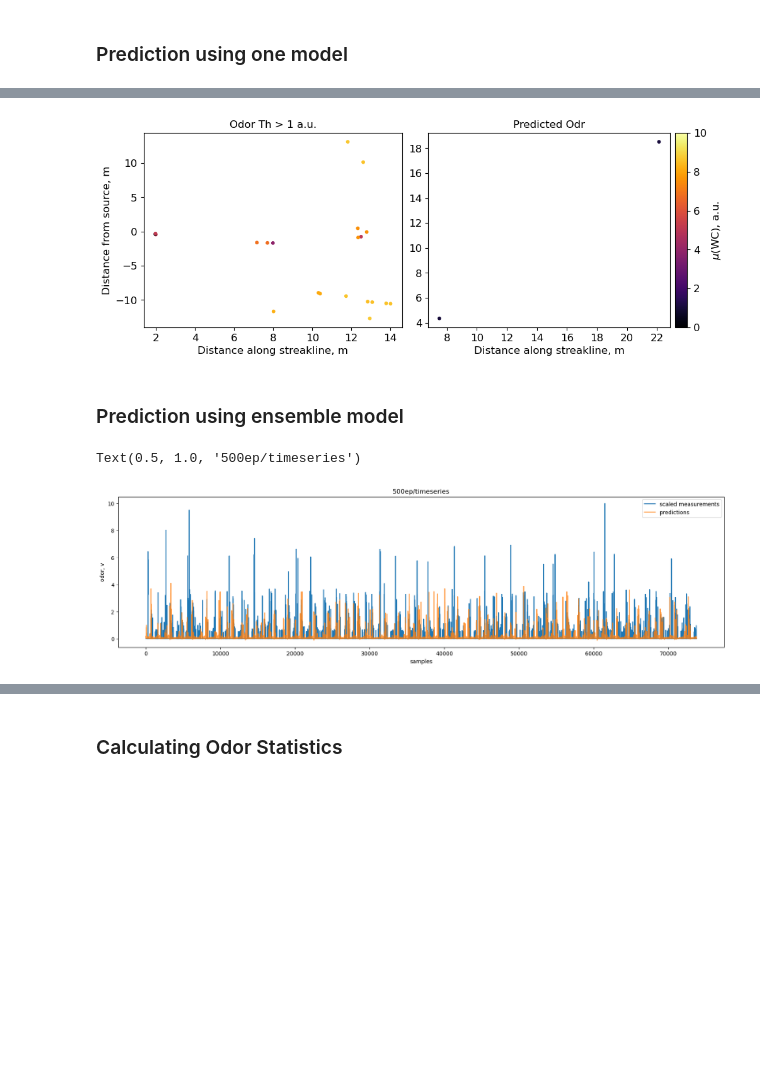
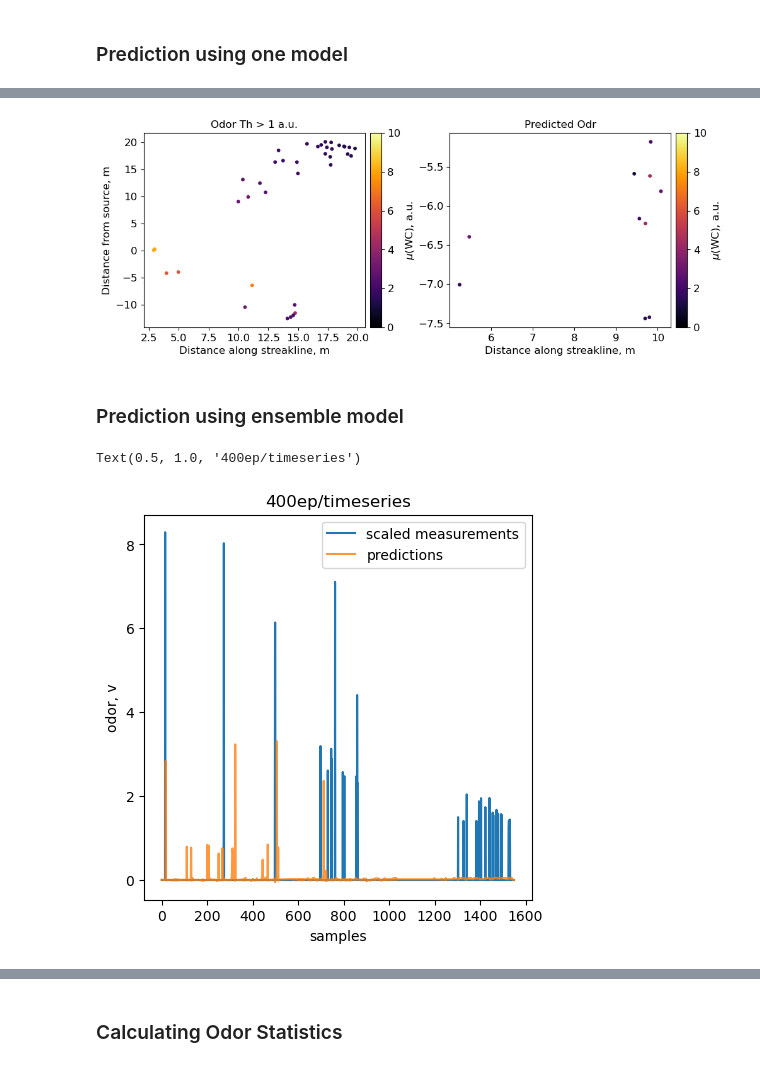
Before and after one commit to arunavanag591/COSMOS, a Jupyter notebook: train_time_series.ipynb, the cells around one changed output, grey strips where cells are left out. Saved outputs shown, nothing was run; the diff lists cells and outputs as text; code cells hidden in the pictures; blank space fills up the shorter version.

```diff
--- a/train_time_series.ipynb
+++ b/train_time_series.ipynb
@@ -220,7 +220,7 @@ features = ['distance_along_streakline','nearest_from_streakline']
 # features = ['windx','windy','x','y',]
 target = ['odor']
 seq_length = 5  # Choose a suitable sequence length
-num_epochs = 500  # Choose a suitable number of epochs
+num_epochs = 400  # Choose a suitable number of epochs
 
 # Initialize LSTM model
 input_size = 2  # Number of features
@@ -334,5 +334,5 @@ all_data.to_hdf(folder_path+'combined.h5', key='data',mode='w')
 # %%
-new_data_path = "/home/beast/An/data/train_new_axis/diag1.h5"
+new_data_path = "/home/beast/An/data/train_new_axis/diag40.h5"
 predictions = predict_on_new_data(model, new_data_path, features, target, seq_length, device)
 test=pd.read_hdf(new_data_path)
 test['predicted_odor']=np.pad(predictions.flatten(),(0, len(test)-len(predictions)),mode='constant')
@@ -361,16 +361,16 @@ df1.reset_index(drop=True, inplace=True)
 # %%
 f,(ax1,ax2)=plt.subplots(1,2,figsize=(10,4))
 v = ax1.scatter(df.distance_along_streakline, df.nearest_from_streakline, c=df.odor,
-             s=10, cmap='inferno_r', vmin=0,vmax=10)
+             s=10, cmap='inferno', vmin=0,vmax=10)
 
 ax1.set_title('Odor Th > 1 a.u.')
 ax1.set_ylabel('Distance from source, m')
 ax1.set_xlabel('Distance along streakline, m')
-# divider = make_axes_locatable(ax1)
-# cax = divider.append_axes('right', size='5%', pad=0.08)
-# cbar=f.colorbar(v, cax=cax, orientation = 'vertical')
-# cbar.solids.set(alpha=1)
-# cbar.set_label('$\mu$(WC), a.u.')
+divider = make_axes_locatable(ax1)
+cax = divider.append_axes('right', size='5%', pad=0.08)
+cbar=f.colorbar(v, cax=cax, orientation = 'vertical')
+cbar.solids.set(alpha=1)
+cbar.set_label('$\mu$(WC), a.u.')
 
 w = ax2.scatter(df1.distance_along_streakline, df1.nearest_from_streakline, c=df1.predicted_odor,
              s=10, cmap='inferno', vmin=0,vmax=10)
@@ -387,7 +387,7 @@ cbar.set_label('$\mu$(WC), a.u.')
 f.tight_layout(pad=1)
 mpl_functions.set_fontsize(f, 12)
 # %% [output]
-[figure, old version]
+[figure, new version]
 # %% [markdown]
 ### Prediction using ensemble model
 # %%
@@ -409,7 +409,7 @@ def ensemble_predict(models, data):
     return torch.mean(torch.stack(predictions), dim=0)
 
 # Make predictions on new data using the ensemble of models
-new_data_path = "/home/beast/An/data/train/train.h5"
+new_data_path = "/home/beast/An/data/train_new_axis/diag40.h5"
 feature_tensors, target_tensors = load_and_preprocess_file(new_data_path, features, target)
 sequences, _ = create_sequences(feature_tensors, target_tensors, seq_length)
 sequences = sequences.to(device)
@@ -420,14 +420,14 @@ pred=predictions.cpu().detach().numpy()
 test = pd.read_hdf(new_data_path)
 test['predicted_odor']=np.pad(pred.flatten(),(0, len(test)-len(pred)),mode='constant')
 # %%
-f,ax=plt.subplots(1,1,figsize=(20,5))
-ax.plot(scale_data(test.odor), label='scaled measurements')
+f,ax=plt.subplots(1,1,figsize=(5,5))
+ax.plot((test.odor), label='scaled measurements')
 ax.plot(test.predicted_odor, alpha=0.8,label='predictions')
 ax.set_ylabel('odor, v')
 ax.set_xlabel('samples')
 ax.legend()
-ax.set_title('500ep/timeseries')
+ax.set_title('400ep/timeseries')
 # f.savefig('../assets/300_ensemble_full.jpeg', dpi=150, bbox_inches = "tight")
 # %% [output]
-Text(0.5, 1.0, '500ep/timeseries')
+Text(0.5, 1.0, '400ep/timeseries')
-[figure, old version]
+[figure, new version]
```
Also changed, not shown: parts of 9 cells of this notebook, 4 other files.
